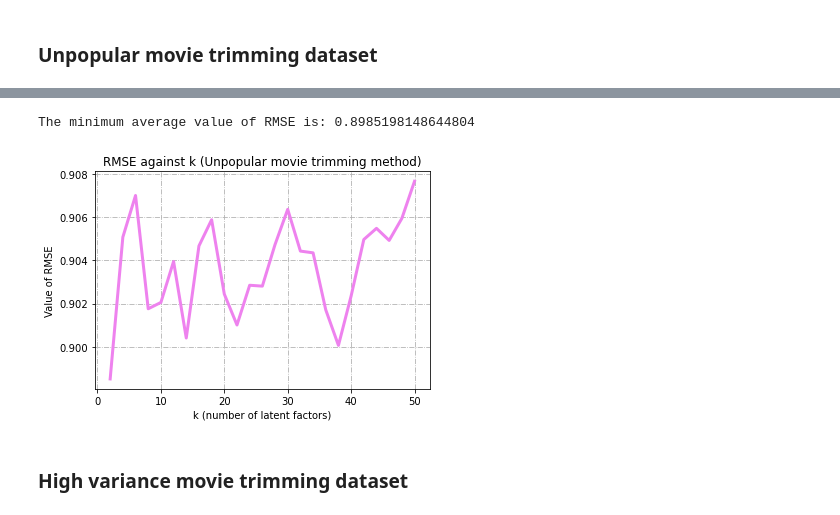
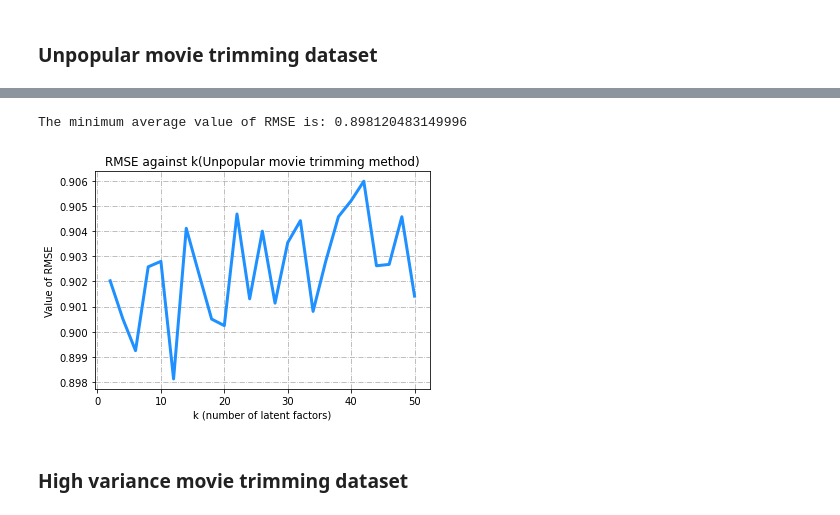
Before and after one commit to zhz03/ECE219_data_mining_project, a Jupyter notebook: Project_3/Project_3_zzl.ipynb, the cells around one changed output, grey strips where cells are left out. Cells and saved outputs as stored; diff of their text form; code cells hidden in the pictures.

```diff
--- a/Project_3/Project_3_zzl.ipynb
+++ b/Project_3/Project_3_zzl.ipynb
@@ -211,6 +211,20 @@ UMT(a)
 [('2', '2', 2), ('2', '3', 5), ('6', '3', 5)]
 # %% [markdown]
 ### High variance movie trimming
+# %%
+# Calculate the variance of ratings for each movie
+def get_var(data):
+    length = data.shape[0]
+    d = {}
+    d_key = set(data[:,0])
+    for i in d_key:
+        li = []
+        for j in range(length):
+            if i == data[j,0]:
+                li.append(float(data[j,1]))
+        d_var = np.var(li)
+        d[i] = d_var
+    return d
 # %%
 # Define a function for high variance movie trimming method
 def HVMT(testset):
@@ -219,12 +233,10 @@ def HVMT(testset):
     var_list = list(get_var(np.array(testset)[:,1:3]).items())
     count_filter2 = list(filter(lambda x:x[1] >= 2,var_list))
     count_filter = list(set([x[0] for x in count_filter1]).intersection(set([y[0] for y in count_filter2])))
-    #count_filter = list([x[0] for x in count_filter1 if x[0] in [y[0] for y in count_filter2]])
-    testset_trim = list(filter(lambda x:x[1] in [y[0] for y in count_filter],
-                           testset))
+    testset_trim = list(filter(lambda x:x[1] in [y[0] for y in count_filter],testset))
     return testset_trim
 
-a = [('0','1',4),('0','1',3),('2','1',2),('2','2',2),('2','3',5),('6','3',5),
-    ('0','1',100),('0','1',20),('5','3',5),('6','3',5)]
+a = [('0','1',4.0),('0','1',3.0),('2','1',2),('2','2',2),('2','3',5),('6','3',5),
+    ('0','1',1.0),('0','1',20),('5','3',5),('6','3',5)]
 HVMT(a)
 # %% [output]
@@ -449,0 +429,2 @@ RMSE: 0.9241
+# %%
+rmse_UMT = cal_rmse("UMT",data)
@@ -450,13 +451,7 @@ RMSE: 0.9241
 # %%
-x = range(2,52,2)
-plt.plot(x,rmse,color='dodgerblue',linewidth=3)
-plt.grid(True,linestyle='-.')
-plt.xlabel('k (number of latent factors)')
-plt.ylabel('Value of RMSE')
-plt.title('RMSE against k (Unpopular movie trimming method)')
-print('The minimum average value of RMSE is:',min(rmse))
+plot_rmse(rmse_UMT,"(Unpopular movie trimming method)")
 # %% [output]
-The minimum average value of RMSE is: 0.8985198148644804
+The minimum average value of RMSE is: 0.898120483149996
-[figure, old version]
+[figure, new version]
 # %% [markdown]
 ### High variance movie trimming dataset
```
Also changed, not shown: parts of 44 cells of this notebook, 3 other files.
